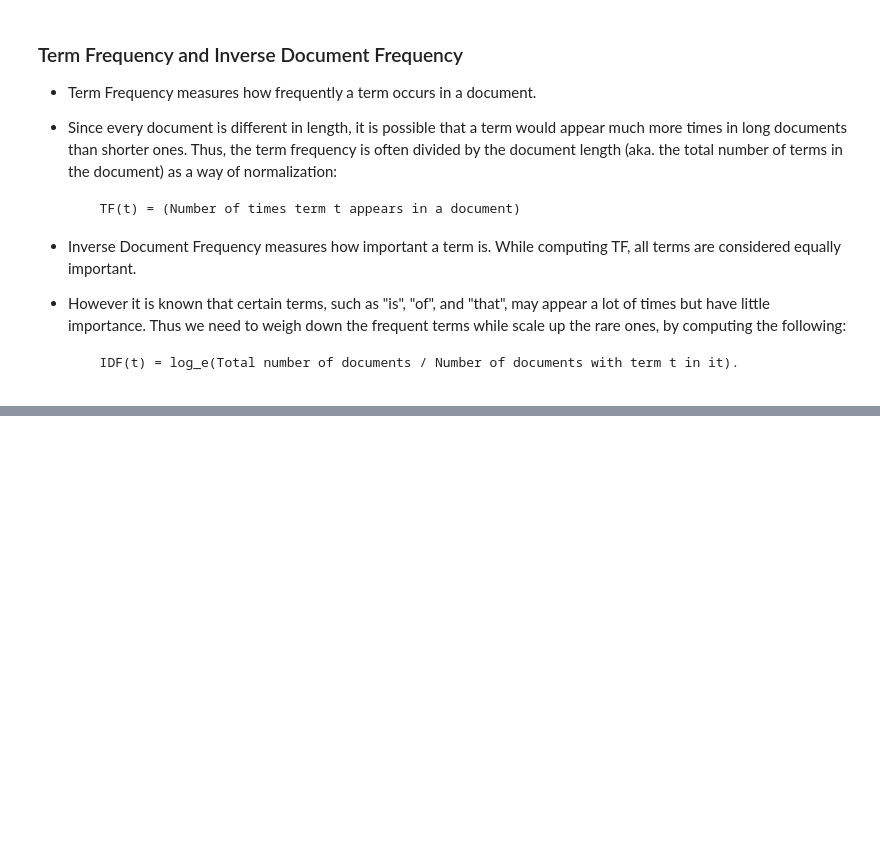
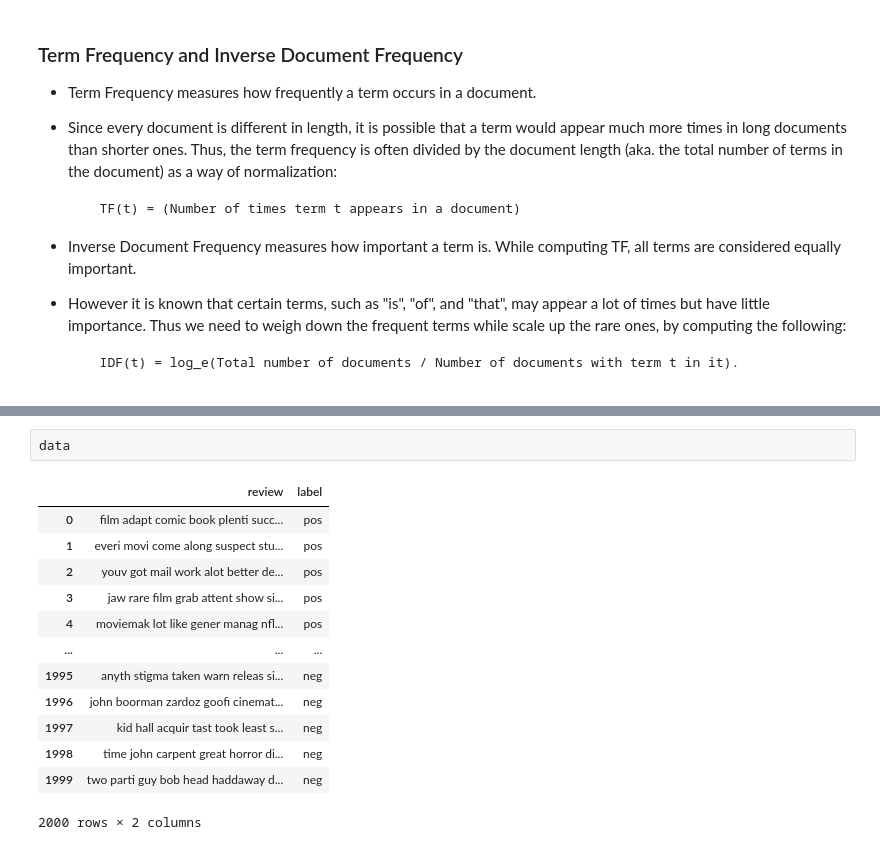
Before and after one commit to KOBeerose/Academic-Projects, a Jupyter notebook: Text Mining/Lab1/NLP_preprocessing_Lab.ipynb, the cells around one changed output, grey strips where cells are left out. Drawn from its saved outputs; the diff is of its cells as text; blank space fills up the shorter version.

```diff
--- a/Text Mining/Lab1/NLP_preprocessing_Lab.ipynb
+++ b/Text Mining/Lab1/NLP_preprocessing_Lab.ipynb
@@ -262,0 +354,16 @@ __Bag of Words using CountVectorizer:__
+# %%
+data
+# %% [output]
+|  | review | label |
+| 0 | film adapt comic book plenti succ... | pos |
+| 1 | everi movi come along suspect stu... | pos |
+| 2 | youv got mail work alot better de... | pos |
+| 3 | jaw rare film grab attent show si... | pos |
+| 4 | moviemak lot like gener manag nfl... | pos |
+| ... | ... | ... |
+| 1995 | anyth stigma taken warn releas si... | neg |
+| 1996 | john boorman zardoz goofi cinemat... | neg |
+| 1997 | kid hall acquir tast took least s... | neg |
+| 1998 | time john carpent great horror di... | neg |
+| 1999 | two parti guy bob head haddaway d... | neg |
+2000 rows × 2 columns
```
Also changed, not shown: parts of 50 cells of this notebook, 3 other files.
